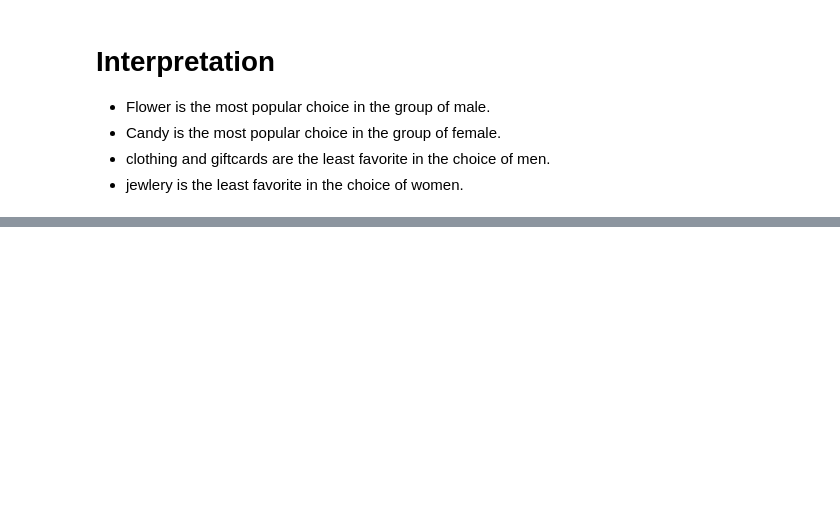
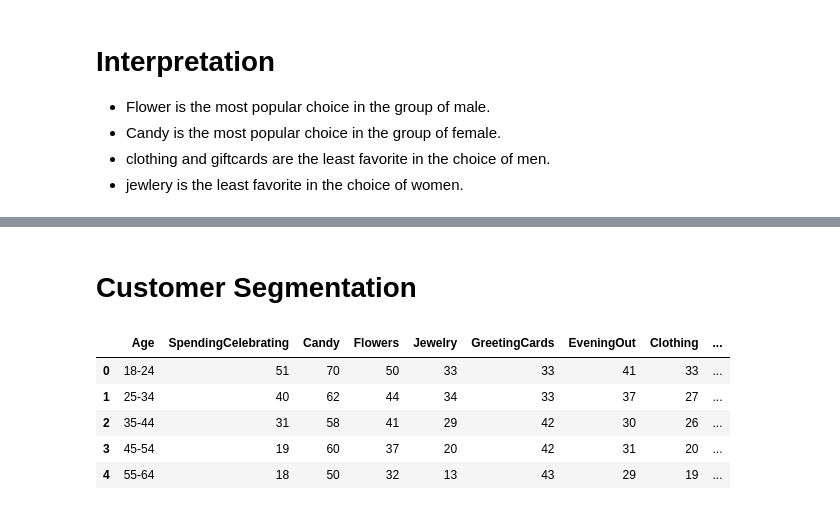
Before and after one commit to Charlie2698619/tidytuesday-analysis, a Jupyter notebook: EDA.ipynb, the cells around one changed output, grey strips where cells are left out. Cells and saved outputs as stored; diff of their text form; code cells hidden in the pictures; blank space fills up the shorter version.

```diff
--- a/EDA.ipynb
+++ b/EDA.ipynb
@@ -220,0 +256,11 @@ plt.show()
+# %% [markdown]
+# Customer Segmentation
+# %%
+gifts_age.head()
+# %% [output]
+|  | Age | SpendingCelebrating | Candy | Flowers | Jewelry | GreetingCards | EveningOut | Clothing | ... |
+| 0 | 18-24 | 51 | 70 | 50 | 33 | 33 | 41 | 33 | ... |
+| 1 | 25-34 | 40 | 62 | 44 | 34 | 33 | 37 | 27 | ... |
+| 2 | 35-44 | 31 | 58 | 41 | 29 | 42 | 30 | 26 | ... |
+| 3 | 45-54 | 19 | 60 | 37 | 20 | 42 | 31 | 20 | ... |
+| 4 | 55-64 | 18 | 50 | 32 | 13 | 43 | 29 | 19 | ... |
```
Also changed, not shown: parts of 10 cells of this notebook.
